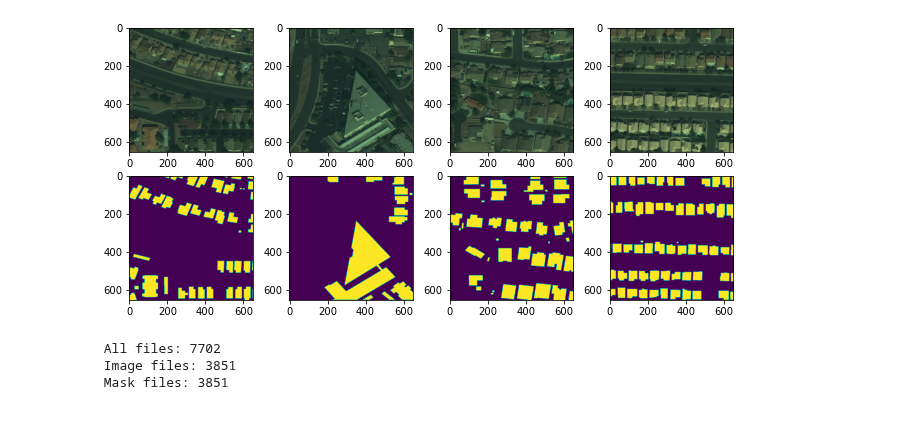
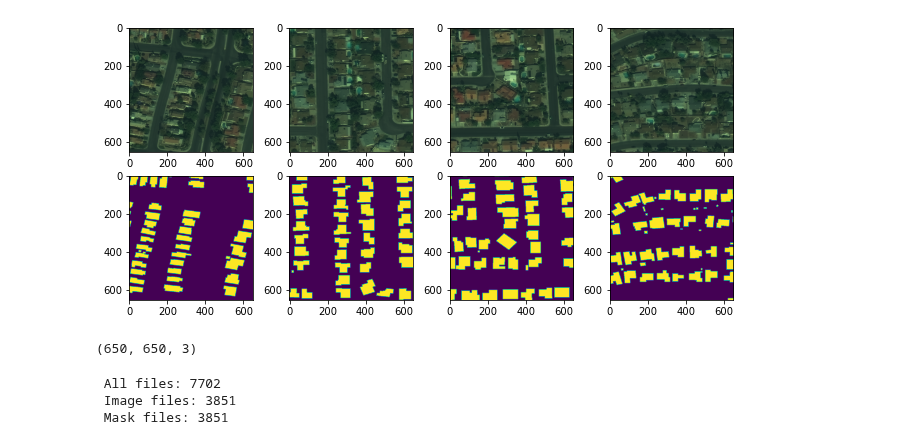
Before and after one commit to CSCCNY/final-project-landandbuildingsatimg-ccny, a Jupyter notebook: notebooks/scratch/01-HG-Data_explore_1.ipynb, the cells around one changed output. Cells and saved outputs as stored; diff of their text form; code cells hidden in the pictures.

```diff
--- a/notebooks/scratch/01-HG-Data_explore_1.ipynb
+++ b/notebooks/scratch/01-HG-Data_explore_1.ipynb
@@ -9,37 +10,37 @@ import numpy as np
 # %%
 project_dir = '/home/hgamarro/DeepLearning/HG_space'
-root_dir = str(project_dir) + '/data/processed/Vegas/train'
+root_dir = str(project_dir) + '/data/interim/Vegas/train'
 inputs = list(os.listdir(f"{root_dir}/images/"))
 # %%
 image_filename = inputs[223]
 
 # Load image
-image = np.load(os.path.join(root_dir, "images", image_filename))
-# image = torch.Tensor(image).permute(2, 0, 1)[None, :, :, :] ##Converts to 1,C,H,W
-
-# Load masks
-mask = np.load(os.path.join(root_dir, "masks", image_filename.replace(".npy", "_mask.npy")))
-mask = (mask > 0).astype(np.int32)
+# image = np.load(os.path.join(root_dir, "images", image_filename))
+img = cv2.imread(os.path.join(root_dir, "images", image_filename))
+mask = cv2.imread(os.path.join(root_dir, "masks", image_filename.replace(".png", "_mask.png")),0)
 # %%
 fig, axes = plt.subplots(2, 4, figsize=(11, 5))
 # fig.subplots_adjust(hspace=0.1)
 
 for a in np.arange(0,4):
 
-    image_filename = inputs[a+15]
+    image_filename = inputs[a+55]
 
     # Load image
-    image = np.load(os.path.join(root_dir, "images", image_filename))
-    # image = torch.Tensor(image).permute(2, 0, 1)[None, :, :, :] ##Converts to 1,C,H,W
+    image = cv2.imread(os.path.join(root_dir, "images", image_filename))
 
     # Load masks
-    mask = np.load(os.path.join(root_dir, "masks", image_filename.replace(".npy", "_mask.npy")))
-    mask = (mask > 0).astype(np.int32)
+    mask = cv2.imread(os.path.join(root_dir, "masks", image_filename.replace(".png", "_mask.png")),0)
+
 
     axes[0, a].imshow( image)
     axes[1, a].imshow( mask)
 # %% [output]
-[figure, old version]
+[figure, new version]
+# %%
+image.shape
+# %% [output]
+(650, 650, 3)
 # %%
 directory = 'tiles'
 
```
Also changed, not shown: parts of 1 cell of this notebook.
